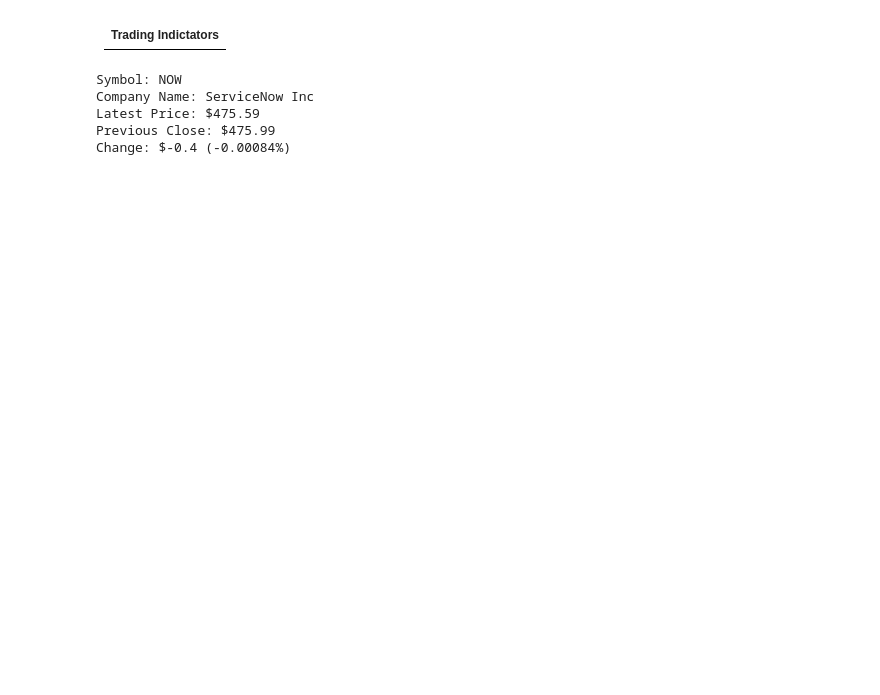
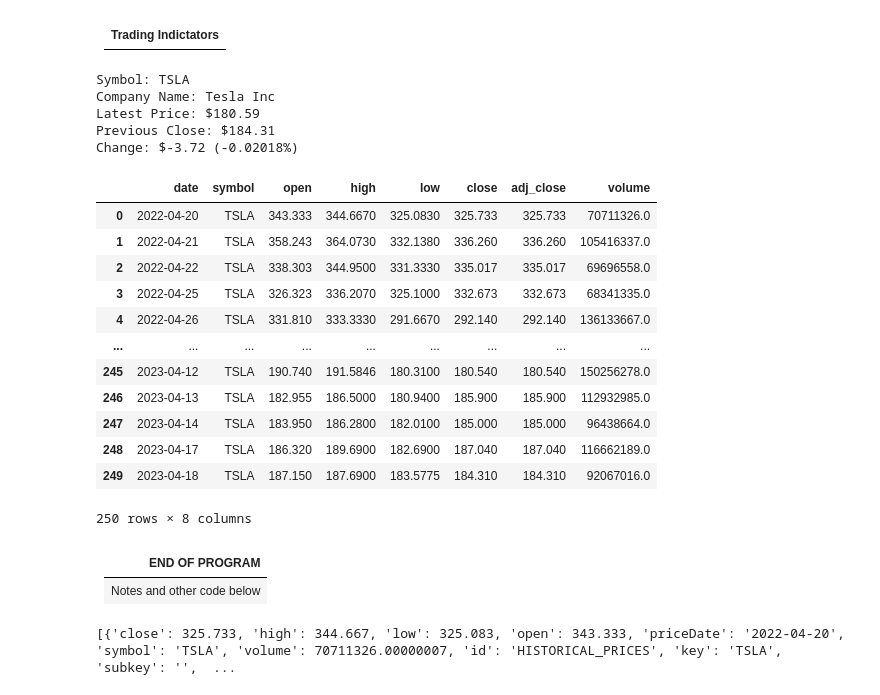
Before and after one commit to sudz4/trading-toolz, a Jupyter notebook: indicators.ipynb, the cells around one changed output. Saved outputs shown, nothing was run; the diff lists cells and outputs as text; code cells hidden in the pictures; blank space fills up the shorter version.

Commit message:
data collect

```diff
--- a/indicators.ipynb
+++ b/indicators.ipynb
@@ -17,7 +17,7 @@ from config import IEX_KEY
 # %%
 # Replace 'your_api_key' with your actual IEX Cloud API key
 api_key = IEX_KEY
-symbol = 'NOW' # servicenow
+symbol = 'TSLA' # Tesla
 
 # Define the base URL and endpoint for the IEX Cloud API
 base_url = 'https://cloud.iexapis.com/stable'
@@ -37,8 +37,74 @@ print(f"Latest Price: ${data['latestPrice']}")
 print(f"Previous Close: ${data['previousClose']}")
 print(f"Change: ${data['change']} ({data['changePercent']}%)")
 # %% [output]
-Symbol: NOW
-Company Name: ServiceNow Inc
-Latest Price: $475.59
-Previous Close: $475.99
-Change: $-0.4 (-0.00084%)
+Symbol: TSLA
+Company Name: Tesla Inc
+Latest Price: $180.59
+Previous Close: $184.31
+Change: $-3.72 (-0.02018%)
+# %%
+# empty df to CONCAT to -> there is a change here with python3, use concat instead of append. kinda weird but I guess bp.
+columns = ['date', 'symbol', 'open', 'high', 'low', 'close', 'adj_close', 'volume']
+df = pd.DataFrame(columns=columns)
+
+# Populate the DataFrame with the historical data
+for daily_data in data:
+    date = daily_data['date']
+    open_price = daily_data['open']
+    high = daily_data['high']
+    low = daily_data['low']
+    close = daily_data['close']
+    adj_close = daily_data['close']  # the IEX API doesn't provide adjusted close; using close price as a proxy
+    volume = daily_data['volume']
+
+    # CONCAT (append)the data to the DataFrame
+    row_data = pd.DataFrame({
+        'date': [date],
+        'symbol': [symbol],
+        'open': [open_price],
+        'high': [high],
+        'low': [low],
+        'close': [close],
+        'adj_close': [adj_close],
+        'volume': [volume]
+    })
+
+    df = pd.concat([df, row_data], ignore_index=True)
+
+# Convert the 'date' column to a pandas datetime object
+df['date'] = pd.to_datetime(df['date'])
+
+# Display the DataFrame
+df
+# %% [output]
+|  | date | symbol | open | high | low | close | adj_close | volume |
+| 0 | 2022-04-20 | TSLA | 343.333 | 344.6670 | 325.0830 | 325.733 | 325.733 | 70711326.0 |
+| 1 | 2022-04-21 | TSLA | 358.243 | 364.0730 | 332.1380 | 336.260 | 336.260 | 105416337.0 |
+| 2 | 2022-04-22 | TSLA | 338.303 | 344.9500 | 331.3330 | 335.017 | 335.017 | 69696558.0 |
+| 3 | 2022-04-25 | TSLA | 326.323 | 336.2070 | 325.1000 | 332.673 | 332.673 | 68341335.0 |
+| 4 | 2022-04-26 | TSLA | 331.810 | 333.3330 | 291.6670 | 292.140 | 292.140 | 136133667.0 |
+| ... | ... | ... | ... | ... | ... | ... | ... | ... |
+| 245 | 2023-04-12 | TSLA | 190.740 | 191.5846 | 180.3100 | 180.540 | 180.540 | 150256278.0 |
+| 246 | 2023-04-13 | TSLA | 182.955 | 186.5000 | 180.9400 | 185.900 | 185.900 | 112932985.0 |
+| 247 | 2023-04-14 | TSLA | 183.950 | 186.2800 | 182.0100 | 185.000 | 185.000 | 96438664.0 |
+| 248 | 2023-04-17 | TSLA | 186.320 | 189.6900 | 182.6900 | 187.040 | 187.040 | 116662189.0 |
+| 249 | 2023-04-18 | TSLA | 187.150 | 187.6900 | 183.5775 | 184.310 | 184.310 | 92067016.0 |
+250 rows × 8 columns
+# %% [markdown]
+|END OF PROGRAM|
+|-|
+|Notes and other code below|
+# %%
+# Define the base URL and endpoint for the IEX Cloud API
+base_url = 'https://cloud.iexapis.com/stable'
+endpoint = f'/stock/{symbol}/chart/1y'  # Get historical prices for the last year
+
+# Set up the request URL with your API key
+url = f'{base_url}{endpoint}?token={api_key}'
+
+# Send an HTTP GET request to the IEX Cloud API and retrieve the response
+response = requests.get(url)
+data = response.json()
+print(data)
+# %% [output]
+[{'close': 325.733, 'high': 344.667, 'low': 325.083, 'open': 343.333, 'priceDate': '2022-04-20', 'symbol': 'TSLA', 'volume': 70711326.00000007, 'id': 'HISTORICAL_PRICES', 'key': 'TSLA', 'subkey': '',  ...
```
Also changed, not shown: parts of 1 cell of this notebook.
